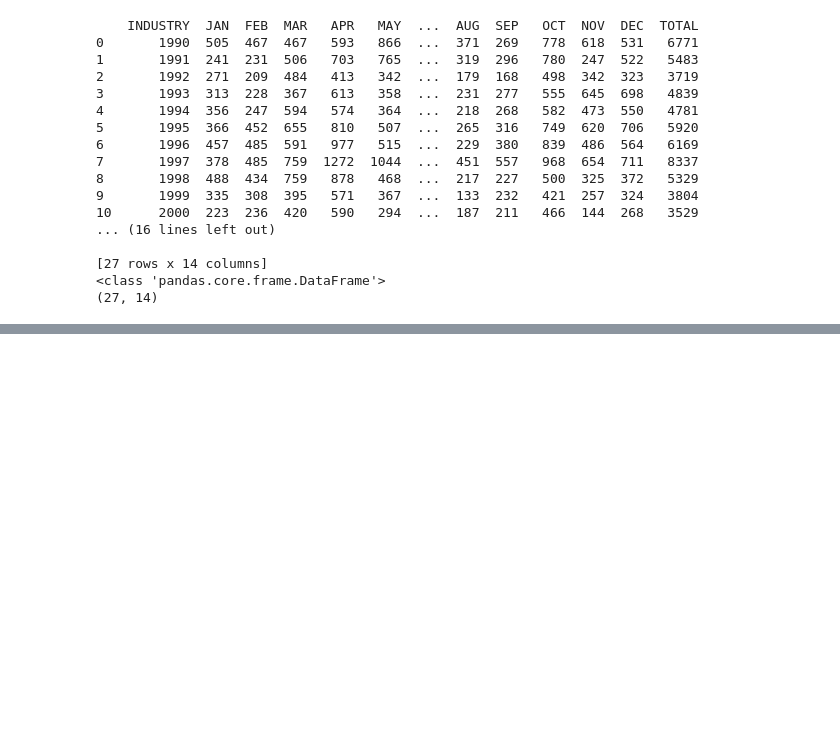
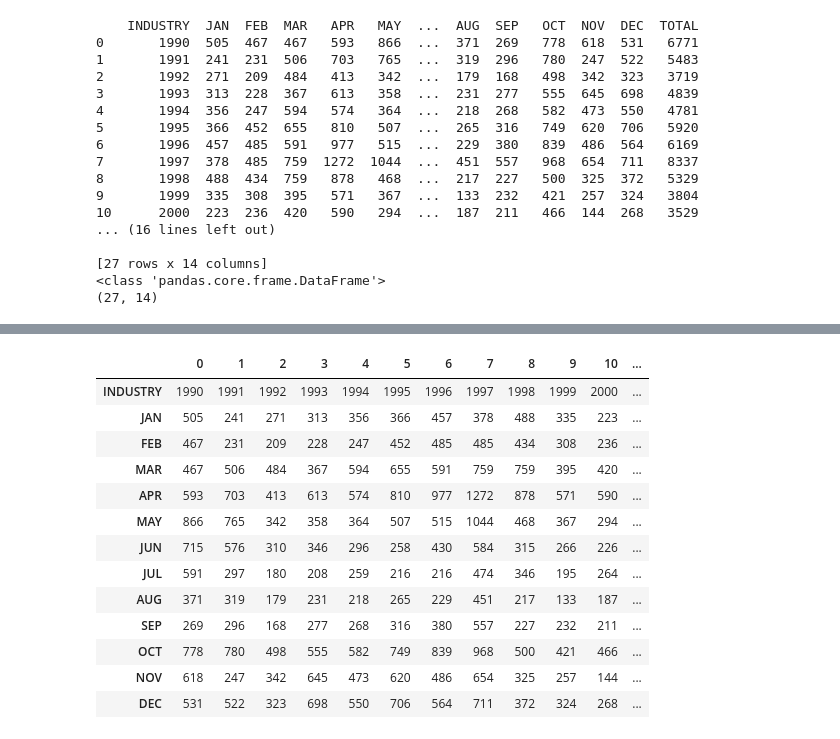
Before and after one commit to ankitaggarwal64/Time-Series-Sales-Forecasting-for-Agricultural-Equipments, a Jupyter notebook: Project Overview and Data Ingestion.ipynb, the cells around one changed output, grey strips where cells are left out. Drawn from its saved outputs; the diff is of its cells as text; code cells hidden in the pictures; blank space fills up the shorter version.

```diff
--- a/Project Overview and Data Ingestion.ipynb
+++ b/Project Overview and Data Ingestion.ipynb
@@ -87,0 +126,19 @@ print(Sales.shape)
+# %%
+import numpy as np
+Sales_t = Sales.T
+display(Sales_t)
+# %% [output]
+|  | 0 | 1 | 2 | 3 | 4 | 5 | 6 | 7 | 8 | 9 | 10 | ... |
+| INDUSTRY | 1990 | 1991 | 1992 | 1993 | 1994 | 1995 | 1996 | 1997 | 1998 | 1999 | 2000 | ... |
+| JAN | 505 | 241 | 271 | 313 | 356 | 366 | 457 | 378 | 488 | 335 | 223 | ... |
+| FEB | 467 | 231 | 209 | 228 | 247 | 452 | 485 | 485 | 434 | 308 | 236 | ... |
+| MAR | 467 | 506 | 484 | 367 | 594 | 655 | 591 | 759 | 759 | 395 | 420 | ... |
+| APR | 593 | 703 | 413 | 613 | 574 | 810 | 977 | 1272 | 878 | 571 | 590 | ... |
+| MAY | 866 | 765 | 342 | 358 | 364 | 507 | 515 | 1044 | 468 | 367 | 294 | ... |
+| JUN | 715 | 576 | 310 | 346 | 296 | 258 | 430 | 584 | 315 | 266 | 226 | ... |
+| JUL | 591 | 297 | 180 | 208 | 259 | 216 | 216 | 474 | 346 | 195 | 264 | ... |
+| AUG | 371 | 319 | 179 | 231 | 218 | 265 | 229 | 451 | 217 | 133 | 187 | ... |
+| SEP | 269 | 296 | 168 | 277 | 268 | 316 | 380 | 557 | 227 | 232 | 211 | ... |
+| OCT | 778 | 780 | 498 | 555 | 582 | 749 | 839 | 968 | 500 | 421 | 466 | ... |
+| NOV | 618 | 247 | 342 | 645 | 473 | 620 | 486 | 654 | 325 | 257 | 144 | ... |
+| DEC | 531 | 522 | 323 | 698 | 550 | 706 | 564 | 711 | 372 | 324 | 268 | ... |
```
Also changed, not shown: parts of 10 cells of this notebook.
